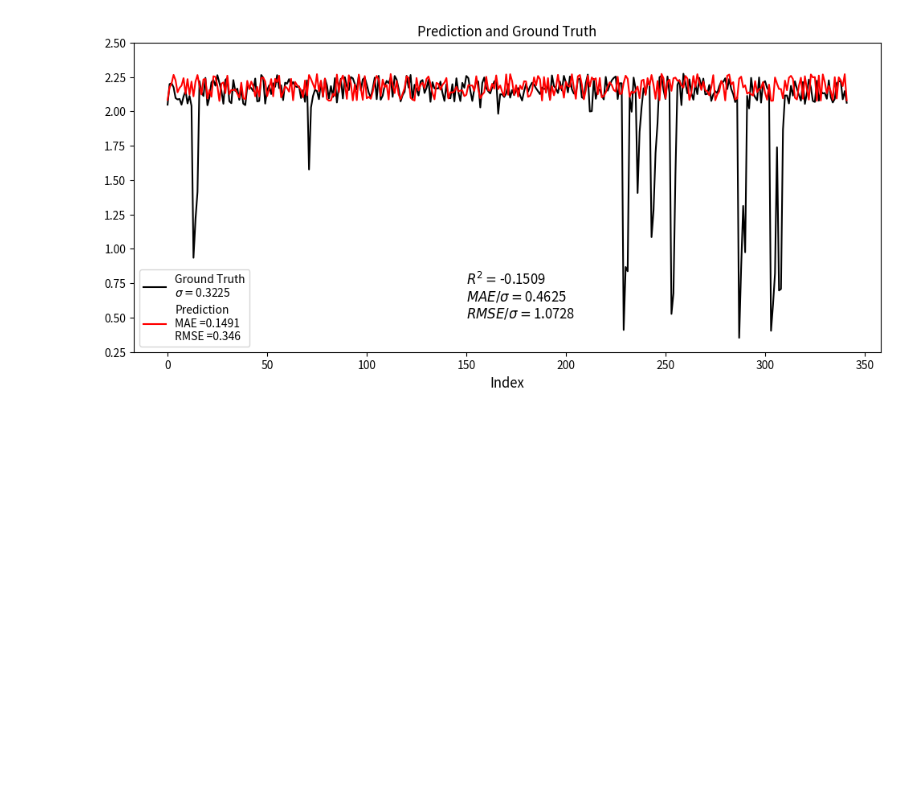
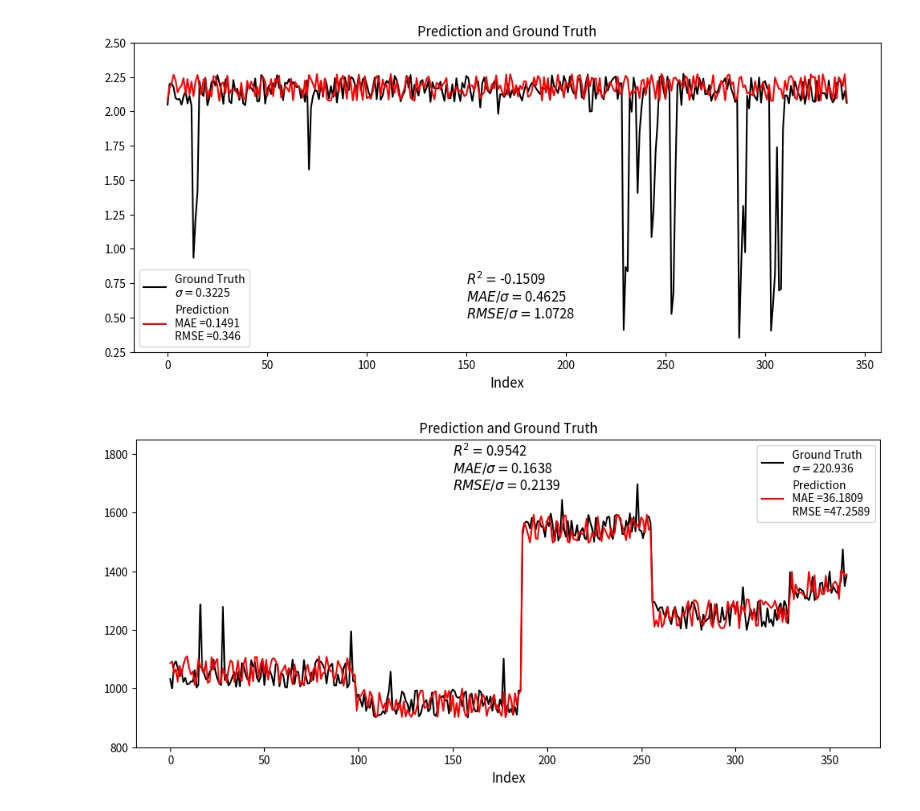
Before and after one commit to YenLinWu/Daily_Work_of_Data_Science, a Jupyter notebook: MAE_and_R2/MAE_Sigma_R_Squared.ipynb, the cells around one changed output. Saved outputs shown, nothing was run; the diff lists cells and outputs as text; code cells hidden in the pictures; blank space fills up the shorter version.

Commit message:
MAE, Sigma and R2

```diff
--- a/MAE_and_R2/MAE_Sigma_R_Squared.ipynb
+++ b/MAE_and_R2/MAE_Sigma_R_Squared.ipynb
@@ -379,3 +379,33 @@ plt.savefig(img_path, bbox_inches='tight', format='png')
 plt.show()
 # %% [output]
 [figure]
+# %%
+sample_data_3 = pd.read_excel(r'.//sample_data_for_MAE_Sigma_R2.xlsx', sheet_name='工作表3')
+y_truth = sample_data_3['Ground_Truth']
+y_pred = sample_data_3['Prediction']
+
+truth_std = np.std(y_truth)
+r2 = r2_score(y_truth, y_pred)
+mae = mean_absolute_error(y_truth, y_pred)
+rmse = mean_squared_error(y_truth, y_pred, squared=False)
+mae_over_std = np.round(mae/truth_std, 4)
+rmse_over_std = np.round(rmse/truth_std, 4)
+# %%
+plt.figure(figsize=(12, 5))
+plt.plot(y_truth, color='black', label='Ground Truth\n$\sigma =$'+str(np.round(truth_std, 4)))
+plt.plot(y_pred, color='red', label='Prediction\nMAE ='+str(np.round(mae, 4))+'\nRMSE ='+str(np.round(rmse, 4)))
+plt.ylim(bottom=800, top=1850)
+plt.legend()
+plt.xlabel('Index', fontsize=12)
+plt.title('Prediction and Ground Truth', fontsize=12)
+
+# R2 與 MAE/Sigma 的資訊說明
+text = '$R^2=$'+str(np.round(r2, 4))+'\n$MAE/\sigma=$'+str(mae_over_std)+'\n$RMSE/\sigma=$'+str(rmse_over_std)
+plt.text(150, 1680, text, fontsize=12)
+
+img_path = 'Demo_3_of_MAE_Sigma_R2.png'
+plt.savefig(img_path, bbox_inches='tight', format='png')
+
+plt.show()
+# %% [output]
+[figure, added]
```
Also changed, not shown: parts of 1 cell of this notebook.
